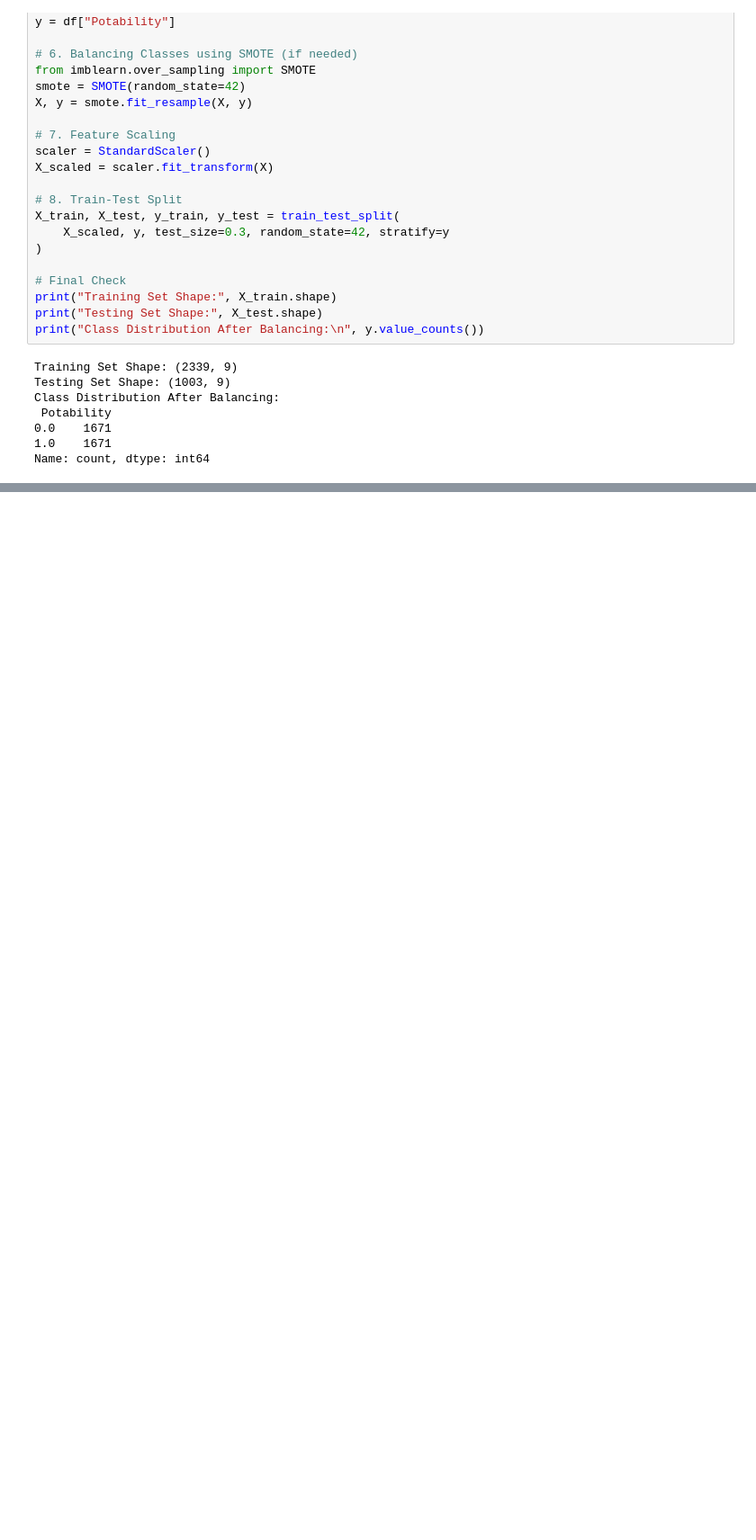
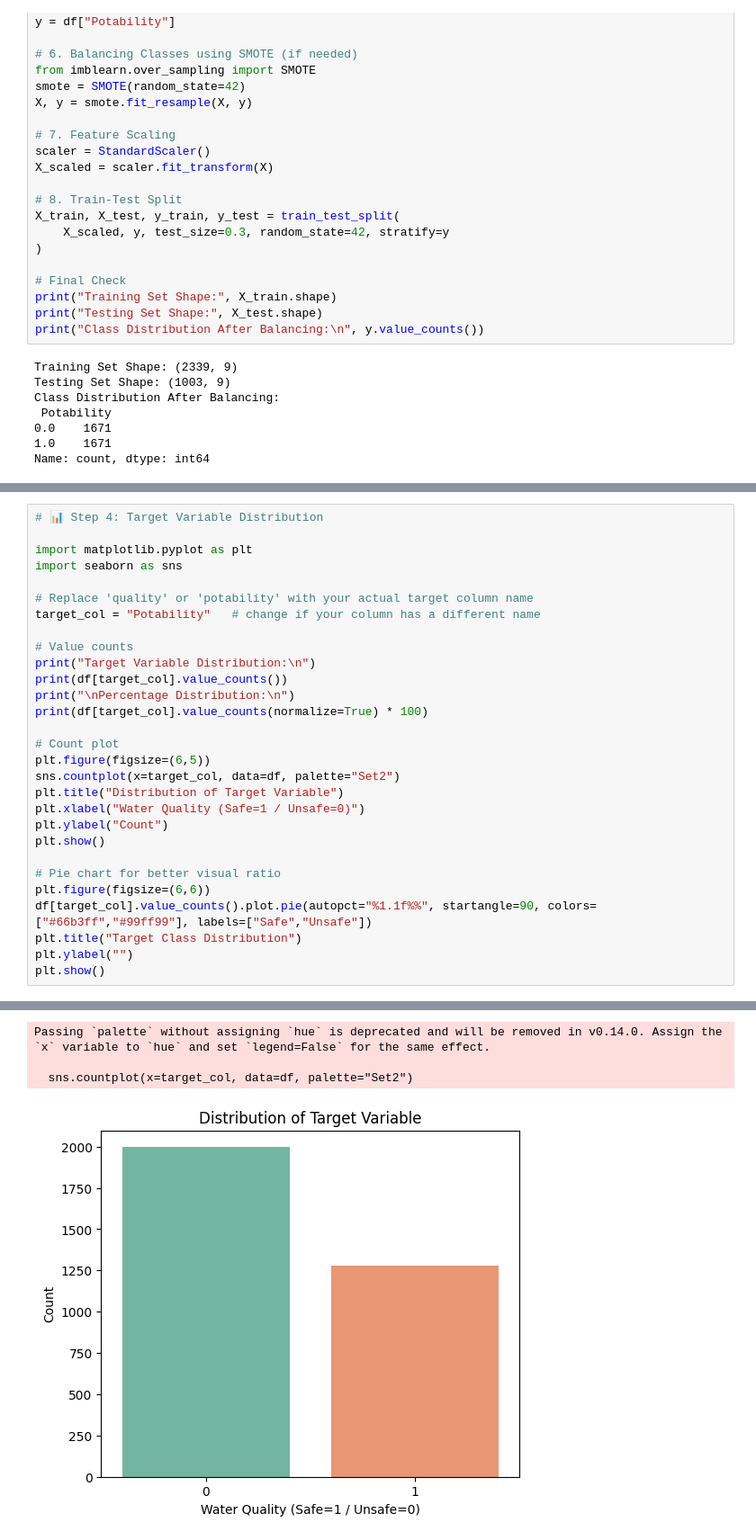
Before and after one commit to MahamadSahjad/Smart_Quality_Water_Prediction_Using_Machine_Learning, a Jupyter notebook: Smart_Quality_Water_Prediction_Using_Machine_Learning.ipynb, the cells around one changed output, grey strips where cells are left out. Shown at 90% size. Saved outputs shown, nothing was run; the diff lists cells and outputs as text; blank space fills up the shorter version.

```diff
--- a/Smart_Quality_Water_Prediction_Using_Machine_Learning.ipynb
+++ b/Smart_Quality_Water_Prediction_Using_Machine_Learning.ipynb
@@ -231,0 +440,30 @@ Name: count, dtype: int64
+# %%
+# 📊 Step 4: Target Variable Distribution
+
+import matplotlib.pyplot as plt
+import seaborn as sns
+
+# Replace 'quality' or 'potability' with your actual target column name
+target_col = "Potability"   # change if your column has a different name
+
+# Value counts
+print("Target Variable Distribution:\n")
+print(df[target_col].value_counts())
+print("\nPercentage Distribution:\n")
+print(df[target_col].value_counts(normalize=True) * 100)
+
+# Count plot
+plt.figure(figsize=(6,5))
+sns.countplot(x=target_col, data=df, palette="Set2")
+plt.title("Distribution of Target Variable")
+plt.xlabel("Water Quality (Safe=1 / Unsafe=0)")
+plt.ylabel("Count")
+plt.show()
+
+# Pie chart for better visual ratio
+plt.figure(figsize=(6,6))
+df[target_col].value_counts().plot.pie(autopct="%1.1f%%", startangle=90, colors=["#66b3ff","#99ff99"], labels=["Safe","Unsafe"])
+plt.title("Target Class Distribution")
+plt.ylabel("")
+plt.show()
+# %% [output]
@@ -231,0 +483,4 @@ Name: count, dtype: int64
+Passing `palette` without assigning `hue` is deprecated and will be removed in v0.14.0. Assign the `x` variable to `hue` and set `legend=False` for the same effect.
+
+  sns.countplot(x=target_col, data=df, palette="Set2")
+[figure, added]
```
Also changed, not shown: parts of 34 cells of this notebook.
